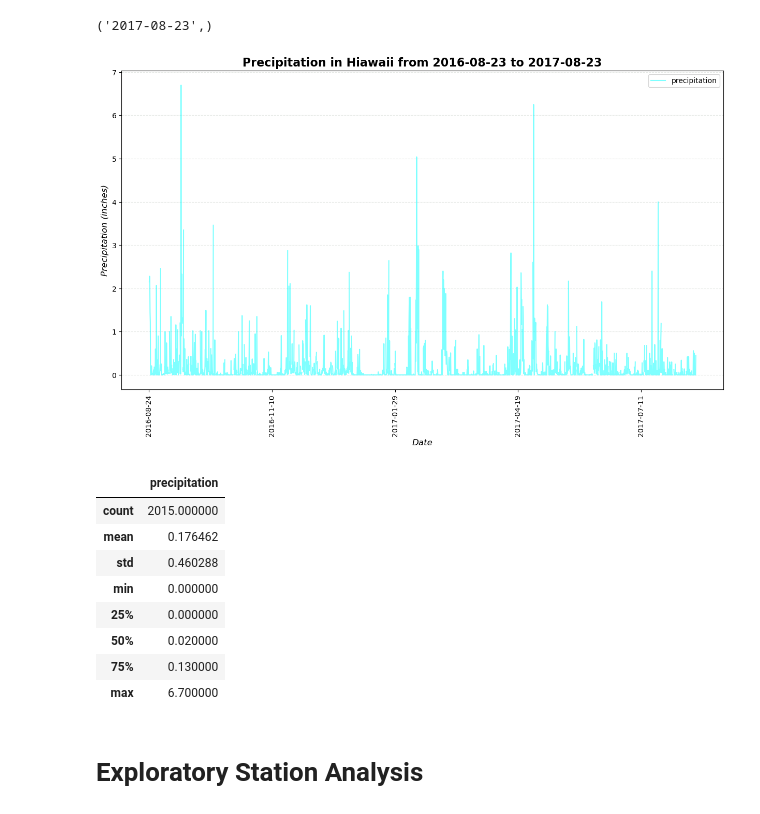
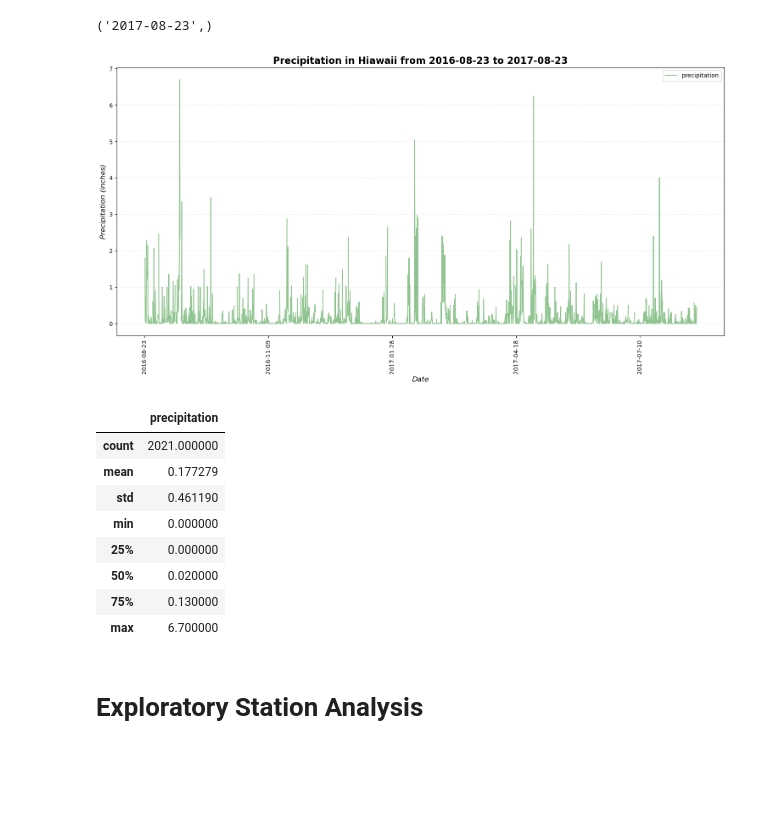
Before and after one commit to wrp94/ds_hw_10_orm, a Jupyter notebook: SurfsUp/climate.ipynb, the cells around one changed output. Saved outputs shown, nothing was run; the diff lists cells and outputs as text; code cells hidden in the pictures; blank space fills up the shorter version.

```diff
--- a/SurfsUp/climate.ipynb
+++ b/SurfsUp/climate.ipynb
@@ -84,41 +84,41 @@ most_recent
 # %%
 # Design a query to retrieve the last 12 months of precipitation data and plot the results.
 # Starting from the most recent data point in the database.
-most_recent_date = dt.datetime.strptime(most_recent[0], '%Y-%m-%d')
-# Calculate the date one year from the last date in data set.
-one_year_before = most_recent_date - dt.timedelta(days=365)
+
 
 # Perform a query to retrieve the data and precipitation scores
 precip = session.query(Measurement.date, Measurement.prcp).\
-    filter(Measurement.date >= one_year_before).\
+    filter(Measurement.date >= '2016-08-23').\
     all()
 
 # Save the query results as a Pandas DataFrame. Explicitly set the column names
 precip_df = pd.DataFrame(precip, columns=['date', 'precipitation'])
 
 # Sort the dataframe by date
 precip_df.sort_values(by=['date'], inplace=True)
 
 # Use Pandas Plotting with Matplotlib to plot the data
-precip_df.plot(x='date', y='precipitation', figsize=(15,8), c='cyan', alpha=0.5)
+precip_df.plot(x='date', y='precipitation', figsize=(15,8), c='forestgreen', alpha=0.5)
 
-plt.title(f"Precipitation in Hiawaii from {one_year_before:%Y-%m-%d} to {most_recent_date:%Y-%m-%d}", fontsize=16, fontweight="bold")
+plt.title(f"Precipitation in Hiawaii from 2016-08-23 to 2017-08-23", fontsize=16, fontweight="bold")
 plt.xlabel("Date", fontsize=12, fontstyle="italic")
 plt.ylabel("Precipitation (inches)", fontsize=12, fontstyle="italic")
 plt.grid(color="#022200", axis="y", linestyle="--", alpha=0.1)
 plt.xticks(rotation=90)
 
+plt.tight_layout()
+plt.savefig("images/precipitation.png")
 plt.show()
 # %% [output]
-[figure, old version]
+[figure, new version]
 # %%
 # Use Pandas to calculate the summary statistics for the precipitation data
 precip_df.describe()
 # %% [output]
 |  | precipitation |
-| count | 2015.000000 |
-| mean | 0.176462 |
-| std | 0.460288 |
+| count | 2021.000000 |
+| mean | 0.177279 |
+| std | 0.461190 |
 | min | 0.000000 |
 | 25% | 0.000000 |
 | 50% | 0.020000 |
```
Also changed, not shown: parts of 1 cell of this notebook, 3 other files.
